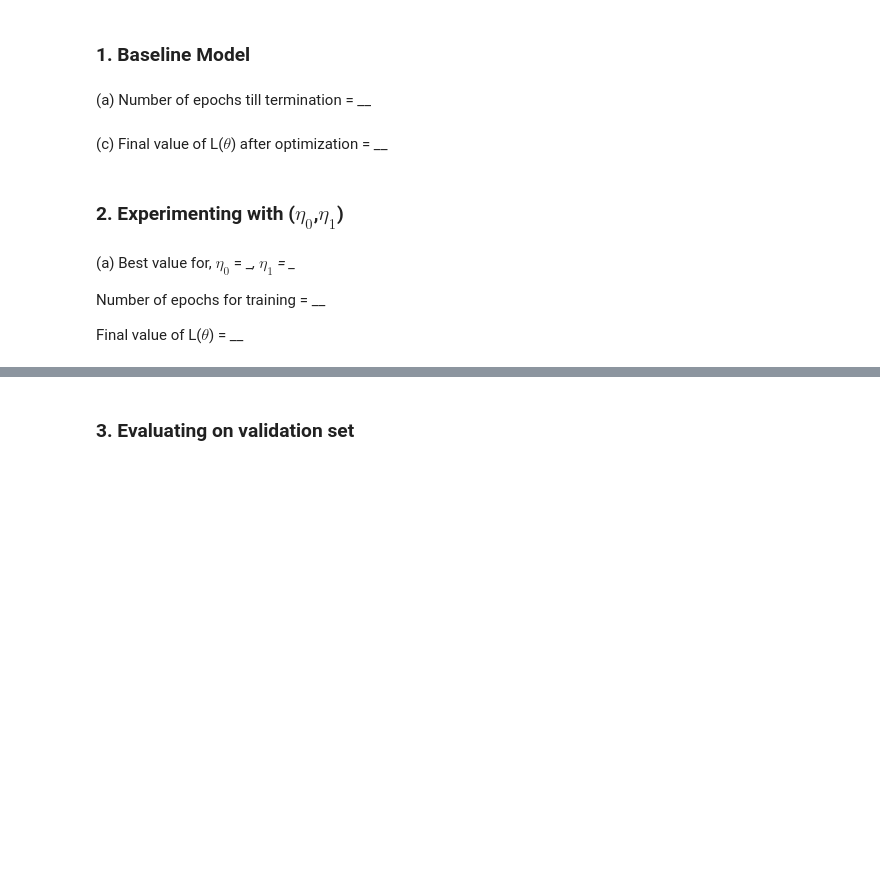
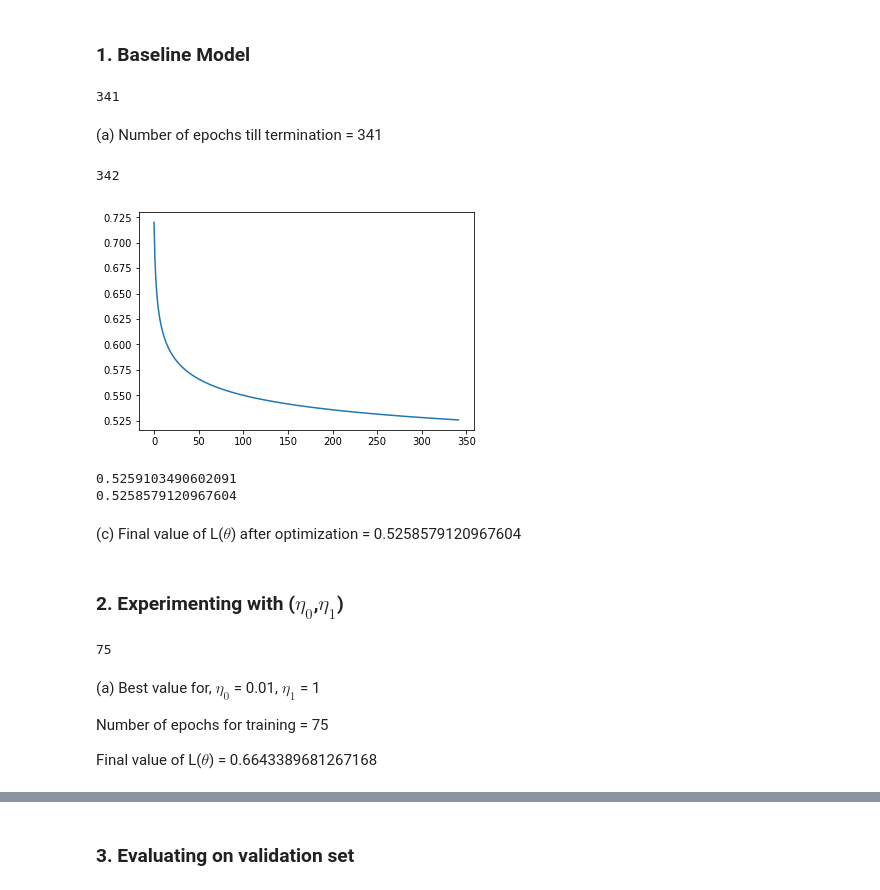
Before and after one commit to zanvat41/Logistic-Regression, a Jupyter notebook: logistic_regression.ipynb, the cells around one changed output, grey strips where cells are left out. Cells and saved outputs as stored; diff of their text form; code cells hidden in the pictures; blank space fills up the shorter version.

```diff
--- a/logistic_regression.ipynb
+++ b/logistic_regression.ipynb
@@ -187,12 +269,24 @@ class LogisticRegression:
 ### 1. Baseline Model
 # %%
 LR = LogisticRegression()
-LR.fit(X_train,y_train)
+L_thetas, preds, theta = LR.fit(X_train,y_train)
+# %% [output]
+341
 # %% [markdown]
-(a) Number of epochs till termination = __
+(a) Number of epochs till termination = 341
 # %%
 # (b) Plot L(theta) vs num_epochs
+print(len(L_thetas))
+plt.plot(range(len(L_thetas)), L_thetas)
+plt.show()
+print(L_thetas[-2])
+print(L_thetas[-1])
+# %% [output]
+342
+[figure, added]
+0.5259103490602091
+0.5258579120967604
 # %% [markdown]
-(c) Final value of L($\theta$) after optimization = __
+(c) Final value of L($\theta$) after optimization = 0.5258579120967604
 # %% [markdown]
 ### 2. Experimenting with ($\eta_0$,$\eta_1$)
@@ -201,8 +293,14 @@ LR.fit(X_train,y_train)
+# %%
+# Experimentation code goes here
+LR2 = LogisticRegression(eta0=0.01,eta1=1)
+L_thetas2, preds2, theta2 = LR2.fit(X_train,y_train)
+# %% [output]
+75
 # %% [markdown]
-(a) Best value for, $\eta_0$ = \__, $\eta_1$ = \__
+(a) Best value for, $\eta_0$ = 0.01, $\eta_1$ = 1
 
-Number of epochs for training = __
+Number of epochs for training = 75
 
-Final value of L($\theta$) = __
+Final value of L($\theta$) = 0.6643389681267168
 # %%
 # (b) For best (eta_0, eta_1) plot L(theta) vs num_epochs
```
Also changed, not shown: parts of 14 cells of this notebook.
